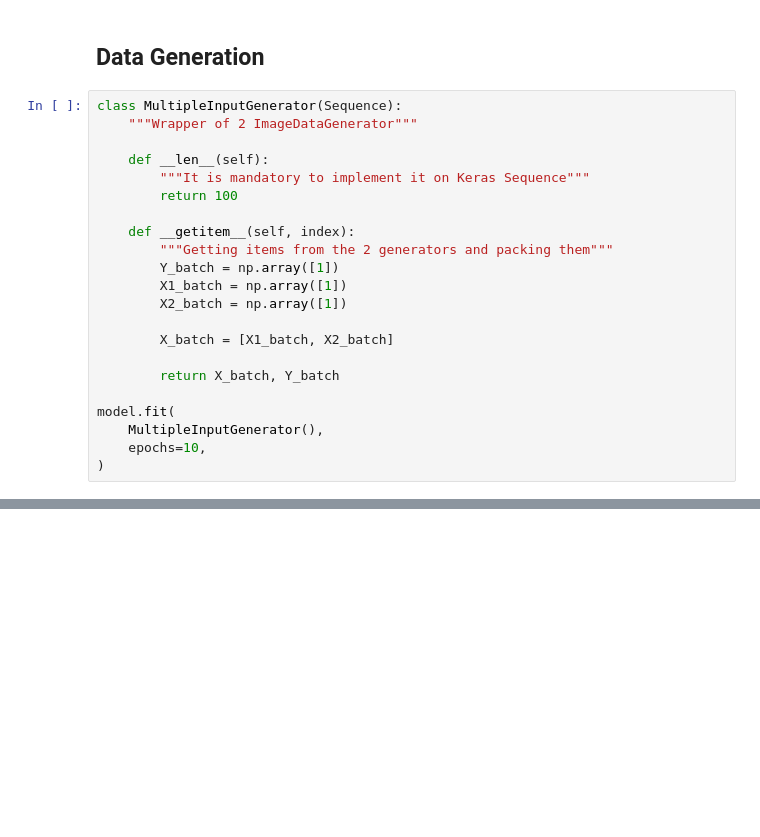
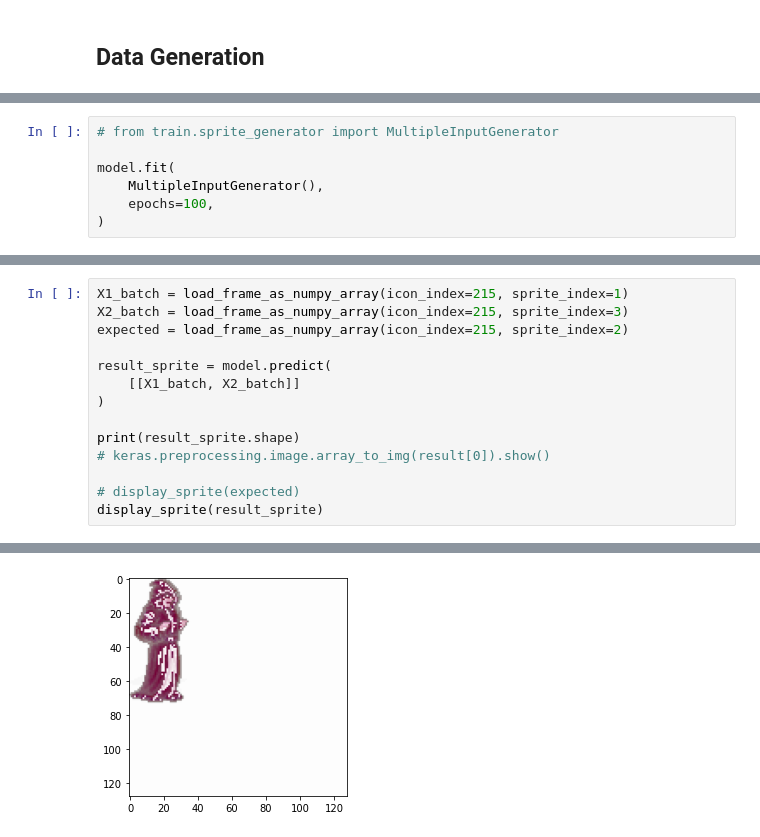
Before and after one commit to bmustiata/h2ai, a Jupyter notebook: train/H2 Sprite Interpolator.ipynb, the cells around one changed output, grey strips where cells are left out. Cells and saved outputs as stored; diff of their text form; blank space fills up the shorter version.

```diff
--- a/train/H2 Sprite Interpolator.ipynb
+++ b/train/H2 Sprite Interpolator.ipynb
@@ -34,24 +40,2 @@ keras.utils.plot_model(model, "my_first_model_with_shape_info.png", show_shapes=
 # %% [markdown]
 ## Data Generation
-# %%
-class MultipleInputGenerator(Sequence):
-    """Wrapper of 2 ImageDataGenerator"""
-
-    def __len__(self):
-        """It is mandatory to implement it on Keras Sequence"""
-        return 100
-
-    def __getitem__(self, index):
-        """Getting items from the 2 generators and packing them"""
-        Y_batch = np.array([1])
-        X1_batch = np.array([1])
-        X2_batch = np.array([1])
-
-        X_batch = [X1_batch, X2_batch]
-
-        return X_batch, Y_batch
-
-model.fit(
-    MultipleInputGenerator(),
-    epochs=10,
-)
@@ -79,0 +72,7 @@ Epoch 10/10
+# %%
+# from train.sprite_generator import MultipleInputGenerator
+
+model.fit(
+    MultipleInputGenerator(),
+    epochs=100,
+)
@@ -79,0 +98,15 @@ Epoch 10/10
+# %%
+X1_batch = load_frame_as_numpy_array(icon_index=215, sprite_index=1)
+X2_batch = load_frame_as_numpy_array(icon_index=215, sprite_index=3)
+expected = load_frame_as_numpy_array(icon_index=215, sprite_index=2)
+
+result_sprite = model.predict(
+    [[X1_batch, X2_batch]]
+)
+
+print(result_sprite.shape)
+# keras.preprocessing.image.array_to_img(result[0]).show()
+
+# display_sprite(expected)
+display_sprite(result_sprite)
+# %% [output]
@@ -79,0 +116 @@ Epoch 10/10
+[figure, added]
```
Also changed, not shown: parts of 6 cells of this notebook, 1 other file.
